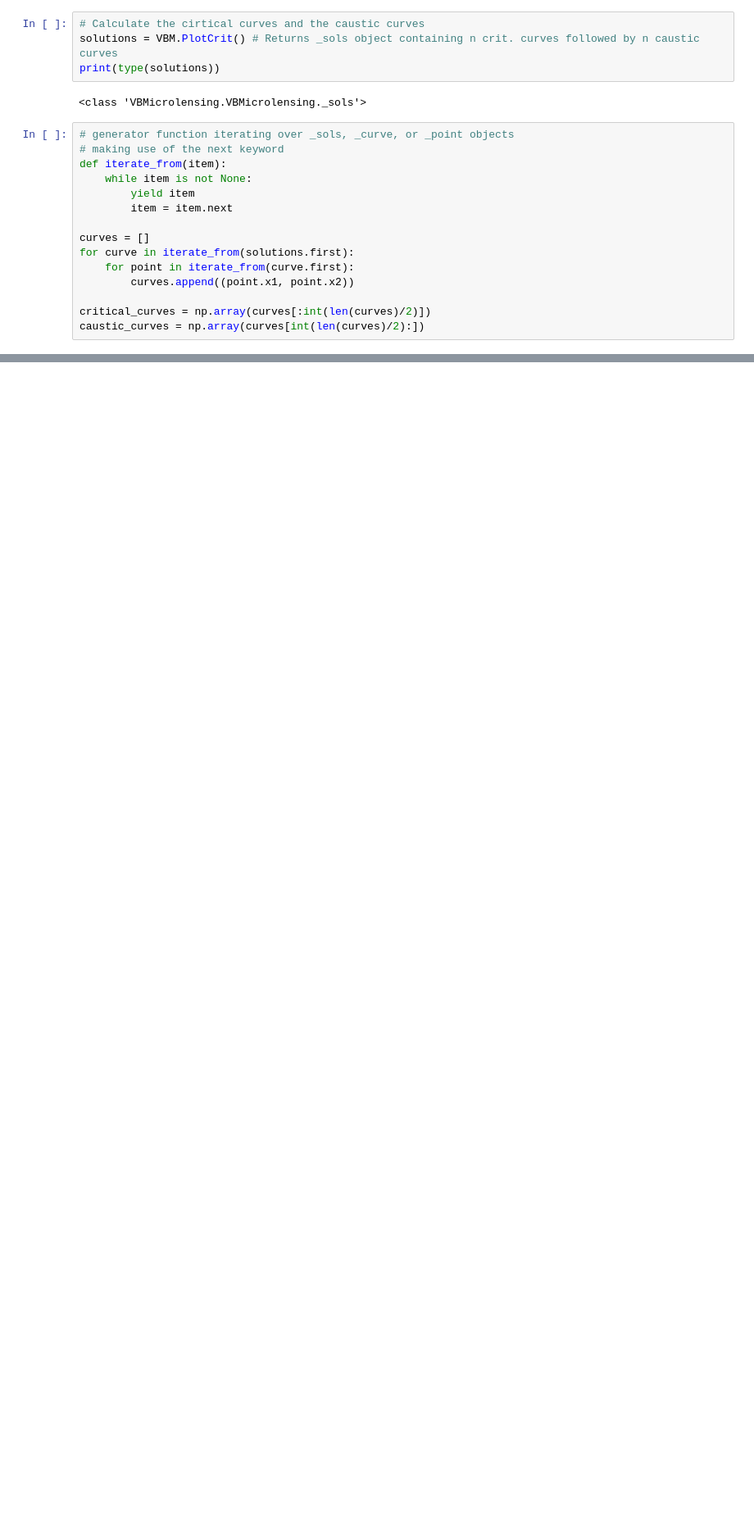
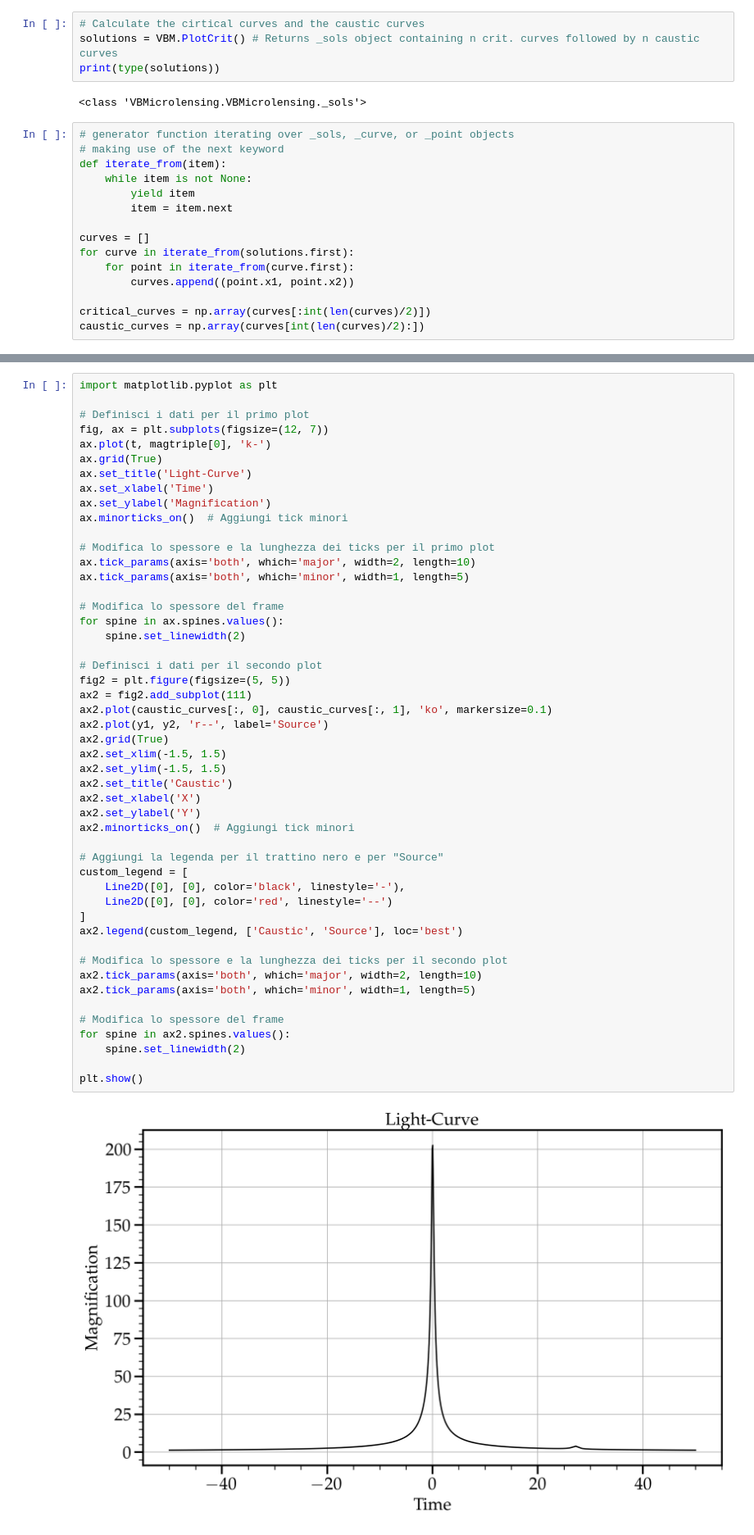
Before and after one commit to valboz/VBMicrolensing, a Jupyter notebook: examples/python_examples/Triple_lens.ipynb, the cells around one changed output, grey strips where cells are left out. Shown at 82% size. Saved outputs shown, nothing was run; the diff lists cells and outputs as text; blank space fills up the shorter version.

```diff
--- a/examples/python_examples/Triple_lens.ipynb
+++ b/examples/python_examples/Triple_lens.ipynb
@@ -142,0 +104,51 @@ ax2.set_ylim(-1.5,1.5)
+# %%
+import matplotlib.pyplot as plt
+
+# Definisci i dati per il primo plot
+fig, ax = plt.subplots(figsize=(12, 7))
+ax.plot(t, magtriple[0], 'k-')
+ax.grid(True)
+ax.set_title('Light-Curve')
+ax.set_xlabel('Time')
+ax.set_ylabel('Magnification')
+ax.minorticks_on()  # Aggiungi tick minori
+
+# Modifica lo spessore e la lunghezza dei ticks per il primo plot
+ax.tick_params(axis='both', which='major', width=2, length=10)
+ax.tick_params(axis='both', which='minor', width=1, length=5)
+
+# Modifica lo spessore del frame
+for spine in ax.spines.values():
+    spine.set_linewidth(2)
+
+# Definisci i dati per il secondo plot
+fig2 = plt.figure(figsize=(5, 5))
+ax2 = fig2.add_subplot(111)
+ax2.plot(caustic_curves[:, 0], caustic_curves[:, 1], 'ko', markersize=0.1)
+ax2.plot(y1, y2, 'r--', label='Source')
+ax2.grid(True)
+ax2.set_xlim(-1.5, 1.5)
+ax2.set_ylim(-1.5, 1.5)
+ax2.set_title('Caustic')
+ax2.set_xlabel('X')
+ax2.set_ylabel('Y')
+ax2.minorticks_on()  # Aggiungi tick minori
+
+# Aggiungi la legenda per il trattino nero e per "Source"
+custom_legend = [
+    Line2D([0], [0], color='black', linestyle='-'),
+    Line2D([0], [0], color='red', linestyle='--')
+]
+ax2.legend(custom_legend, ['Caustic', 'Source'], loc='best')
+
+# Modifica lo spessore e la lunghezza dei ticks per il secondo plot
+ax2.tick_params(axis='both', which='major', width=2, length=10)
+ax2.tick_params(axis='both', which='minor', width=1, length=5)
+
+# Modifica lo spessore del frame
+for spine in ax2.spines.values():
+    spine.set_linewidth(2)
+
+plt.show()
+# %% [output]
+[figure, added]
```
Also changed, not shown: parts of 7 cells of this notebook, 1 other file.
